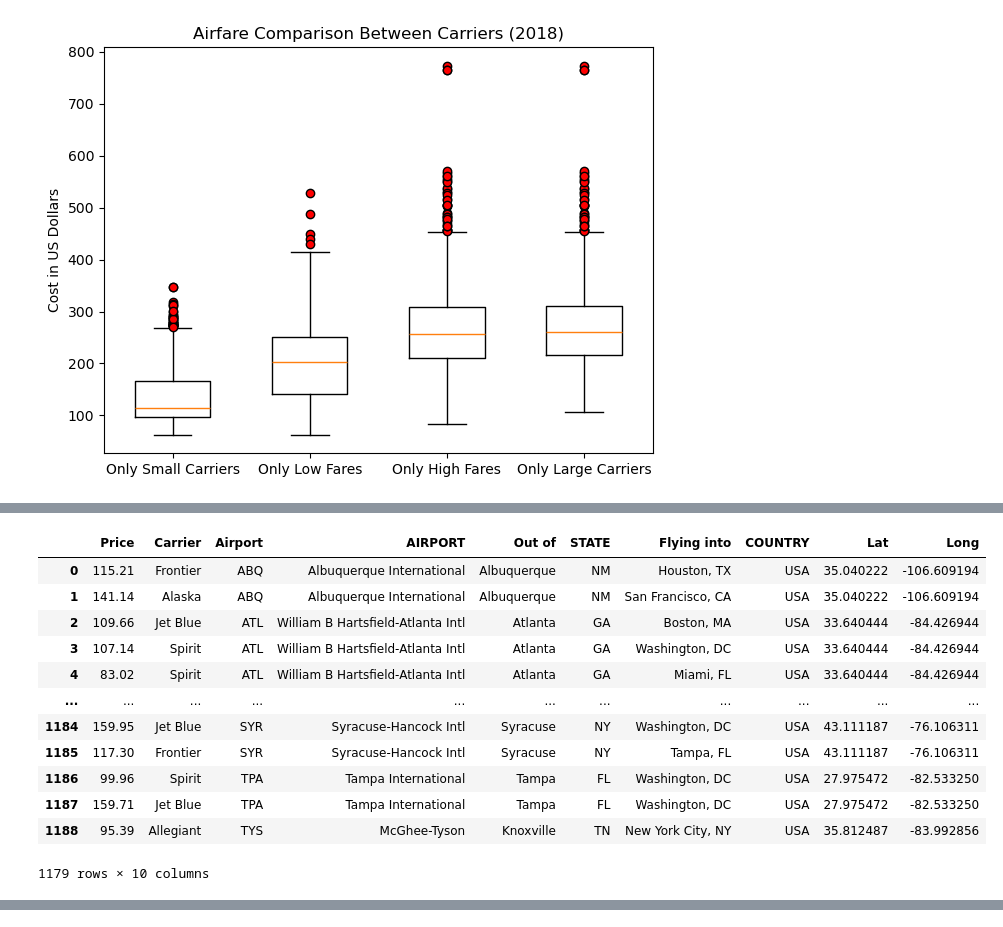
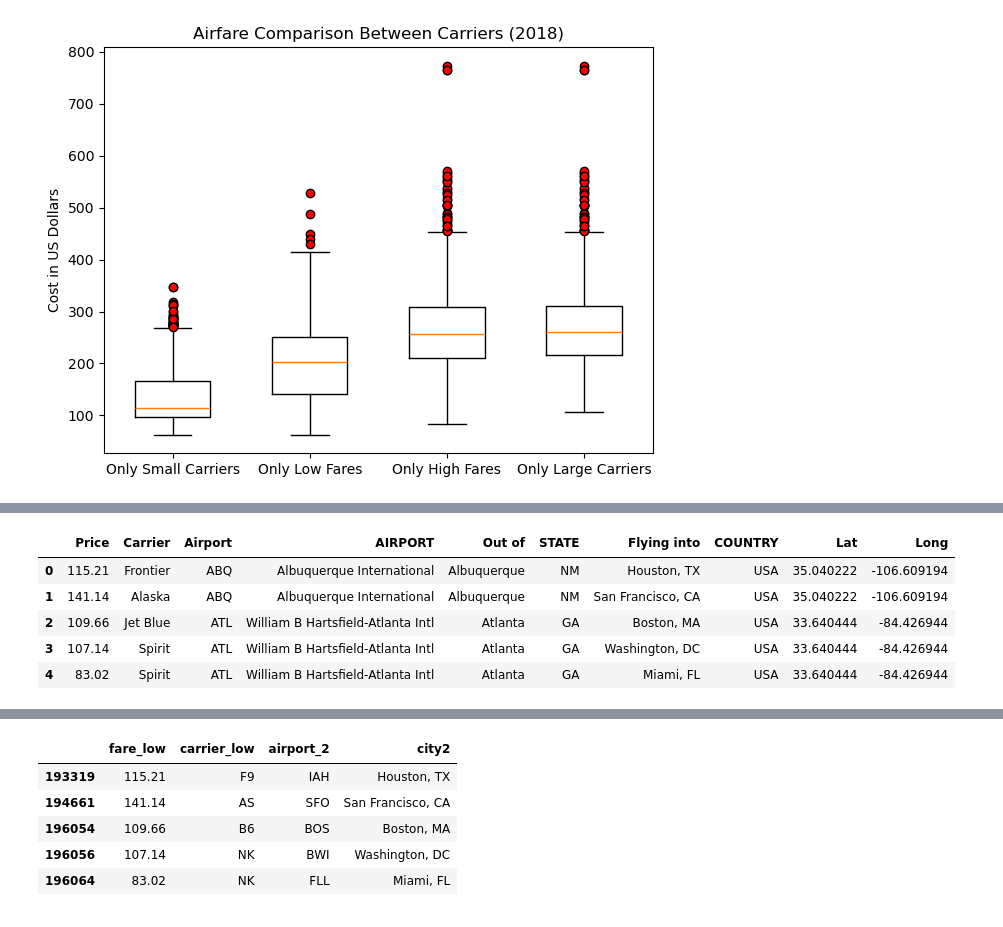
Before and after one commit to cosmopaladin/project-1, a Jupyter notebook: airfare.ipynb, the cells around one changed output, grey strips where cells are left out. Saved outputs shown, nothing was run; the diff lists cells and outputs as text; code cells hidden in the pictures.

```diff
--- a/airfare.ipynb
+++ b/airfare.ipynb
@@ -417,38 +405,33 @@ small_airlines_df
 # %%
 # read in airports.csv
 airport_codes = pd.read_csv('Data/airports.csv')
 
 # rename IATA column
 airport_codes.rename(columns={'IATA': 'airport_1'}, inplace=True)
 
 # merge
 outgoing_aiports_df = pd.merge(small_airlines_df, airport_codes, on = "airport_1")
 #rename columns
 outgoing_aiports_df.rename(columns={'fare_low': 'Price', 'carrier_low': 'Carrier',
-                                    'airport_1': 'Airport', 'CITY': 'Out of',  'city2': 'Flying into', 'LATITUDE': 'Lat', 'LONGITUDE': 'Long'}, inplace=True)
+                                    'airport_1': 'Airport', 'CITY': 'Out of',  'city2': 'Flying into', 'LATITUDE': 'Lat',
+                                    'LONGITUDE': 'Long'}, inplace=True)
 #rearrange headers
-outgoing_aiports_df = outgoing_aiports_df[['Price', 'Carrier', 'Airport', 'AIRPORT', 'Out of', 'STATE', 'Flying into', 'COUNTRY', 'Lat', 'Long', ]].copy()
+outgoing_aiports_df = outgoing_aiports_df[['Price', 'Carrier', 'Airport', 'AIRPORT', 'Out of', 'STATE', 'Flying into',
+                                           'COUNTRY', 'Lat', 'Long', ]].copy()
 
 
 outgoing_aiports_df = outgoing_aiports_df.dropna()
 
 outgoing_aiports_df["Lat"] = outgoing_aiports_df["Lat"].astype(float)
 outgoing_aiports_df["Long"] = outgoing_aiports_df["Long"].astype(float)
-outgoing_aiports_df
+outgoing_aiports_df.head()
 # %% [output]
 |  | Price | Carrier | Airport | AIRPORT | Out of | STATE | Flying into | COUNTRY | Lat | Long |
 | 0 | 115.21 | Frontier | ABQ | Albuquerque International | Albuquerque | NM | Houston, TX | USA | 35.040222 | -106.609194 |
 | 1 | 141.14 | Alaska | ABQ | Albuquerque International | Albuquerque | NM | San Francisco, CA | USA | 35.040222 | -106.609194 |
 | 2 | 109.66 | Jet Blue | ATL | William B Hartsfield-Atlanta Intl | Atlanta | GA | Boston, MA | USA | 33.640444 | -84.426944 |
 | 3 | 107.14 | Spirit | ATL | William B Hartsfield-Atlanta Intl | Atlanta | GA | Washington, DC | USA | 33.640444 | -84.426944 |
 | 4 | 83.02 | Spirit | ATL | William B Hartsfield-Atlanta Intl | Atlanta | GA | Miami, FL | USA | 33.640444 | -84.426944 |
-| ... | ... | ... | ... | ... | ... | ... | ... | ... | ... | ... |
-| 1184 | 159.95 | Jet Blue | SYR | Syracuse-Hancock Intl | Syracuse | NY | Washington, DC | USA | 43.111187 | -76.106311 |
-| 1185 | 117.30 | Frontier | SYR | Syracuse-Hancock Intl | Syracuse | NY | Tampa, FL | USA | 43.111187 | -76.106311 |
-| 1186 | 99.96 | Spirit | TPA | Tampa International | Tampa | FL | Washington, DC | USA | 27.975472 | -82.533250 |
-| 1187 | 159.71 | Jet Blue | TPA | Tampa International | Tampa | FL | Washington, DC | USA | 27.975472 | -82.533250 |
-| 1188 | 95.39 | Allegiant | TYS | McGhee-Tyson | Knoxville | TN | New York City, NY | USA | 35.812487 | -83.992856 |
-1179 rows × 10 columns
 # %%
 # Configure the map
 outgoing_map = outgoing_aiports_df.hvplot.points(
@@ -469,4 +452,20 @@ outgoing_map = outgoing_aiports_df.hvplot.points(
 outgoing_map
 # %% [output]
 [interactive output not drawn]
+# %%
+#small airline destination
+small_airlines_dest = low_carriers_df[['fare_low', 'carrier_low', #'city1',
+                                     #'airport_1',
+                                     'airport_2',
+                                     'city2'
+                                     ]].copy()
+small_airlines_dest['city2'] = small_airlines_df['city2'].str.replace(r'\s*\(Metropolitan Area\)', '', regex=True)
+small_airlines_dest.head()
+# %% [output]
+|  | fare_low | carrier_low | airport_2 | city2 |
+| 193319 | 115.21 | F9 | IAH | Houston, TX |
+| 194661 | 141.14 | AS | SFO | San Francisco, CA |
+| 196054 | 109.66 | B6 | BOS | Boston, MA |
+| 196056 | 107.14 | NK | BWI | Washington, DC |
+| 196064 | 83.02 | NK | FLL | Miami, FL |
 # %%
```
Also changed, not shown: parts of 10 cells of this notebook.
